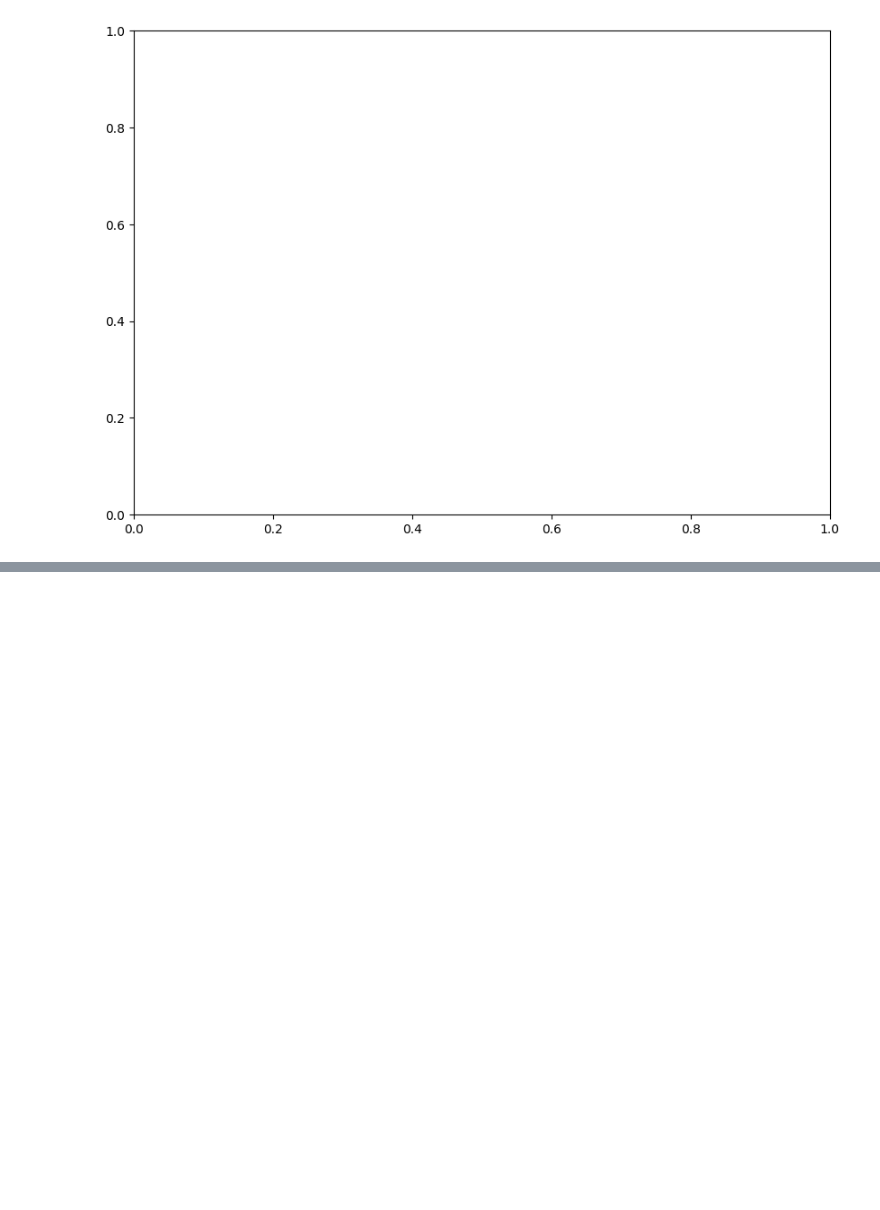
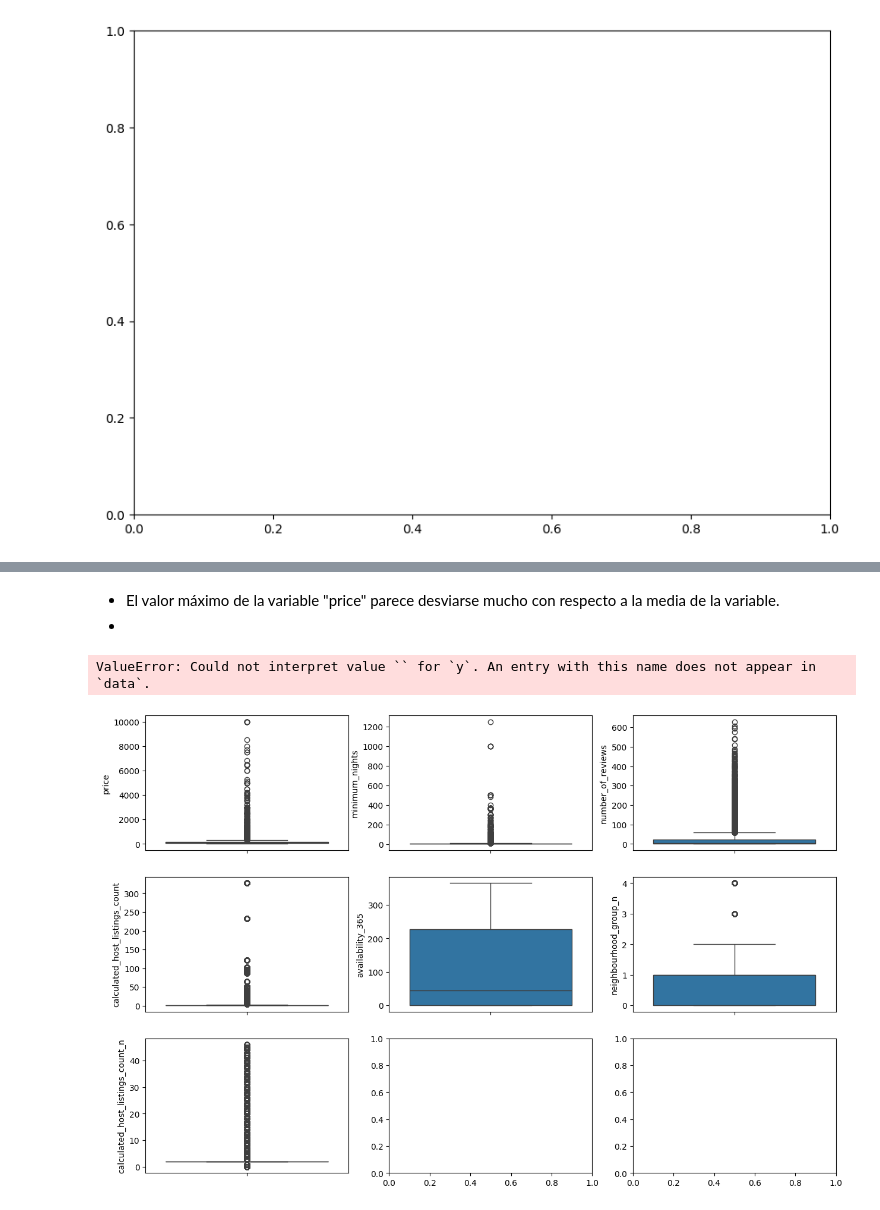
Before and after one commit to 4GeeksAcademy/machine-learning-python-template_ds_13_david_2, a Jupyter notebook: src/explore.ipynb, the cells around one changed output, grey strips where cells are left out. Drawn from its saved outputs; the diff is of its cells as text; code cells hidden in the pictures; blank space fills up the shorter version.

```diff
--- a/src/explore.ipynb
+++ b/src/explore.ipynb
@@ -263,0 +293,23 @@ sns.pairplot(data = data_airbnb)
+# %% [markdown]
+- El valor máximo de la variable "price" parece desviarse mucho con respecto a la media de la variable.
+-
+# %%
+# Representamos diagramas de cajas para ver de forma más clara los valores atípicos.
+
+fig, axis = plt.subplots(3, 3, figsize = (15, 10))
+
+sns.boxplot(ax = axis[0, 0], data = data_airbnb, y = "price")
+sns.boxplot(ax = axis[0, 1], data = data_airbnb, y = "minimum_nights")
+sns.boxplot(ax = axis[0, 2], data = data_airbnb, y = "number_of_reviews")
+sns.boxplot(ax = axis[1, 0], data = data_airbnb, y = "calculated_host_listings_count")
+sns.boxplot(ax = axis[1, 1], data = data_airbnb, y = "availability_365")
+sns.boxplot(ax = axis[1, 2], data = data_airbnb, y = "neighbourhood_group_n")
+sns.boxplot(ax = axis[2, 0], data = data_airbnb, y = "calculated_host_listings_count_n")
+sns.boxplot(ax = axis[2, 1], data = data_airbnb, y = "")
+
+plt.tight_layout()
+
+plt.show()
+# %% [output]
+ValueError: Could not interpret value `` for `y`. An entry with this name does not appear in `data`.
+[figure, added]
```
Also changed, not shown: parts of 13 cells of this notebook.
